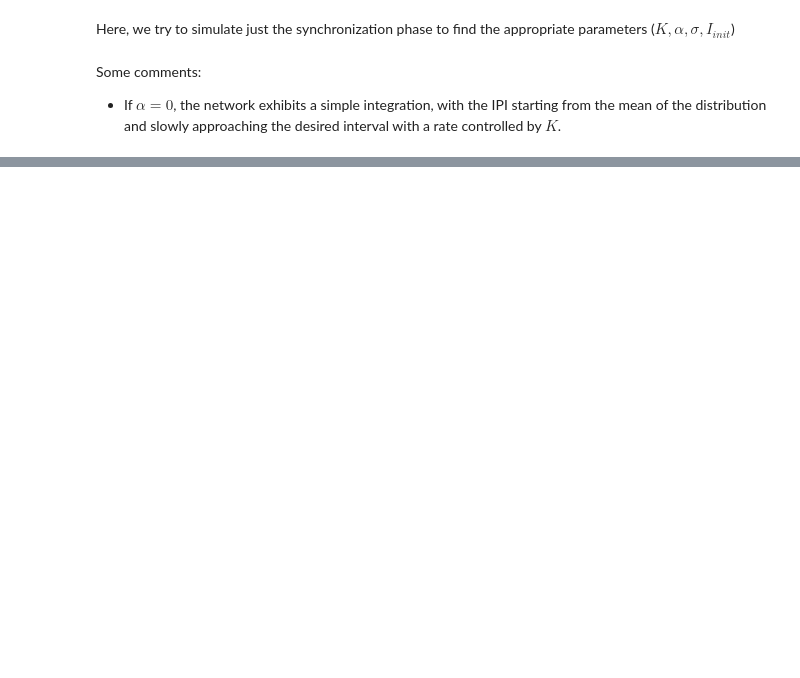
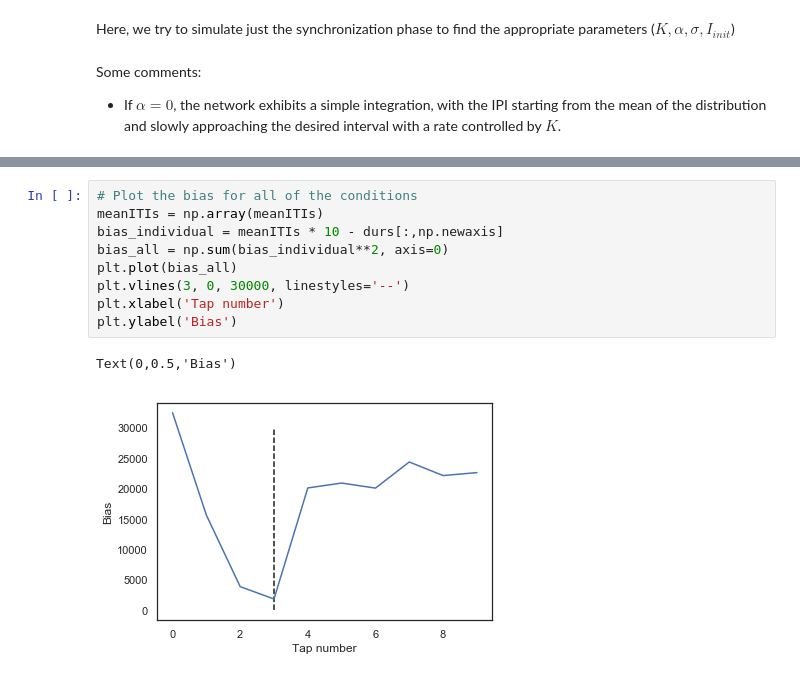
Before and after one commit to jazlab/SE_NL_MJ_2020, a Jupyter notebook: SynchronizationNetwork_noise.ipynb, the cells around one changed output, grey strips where cells are left out. Cells and saved outputs as stored; diff of their text form; blank space fills up the shorter version.

```diff
--- a/SynchronizationNetwork_noise.ipynb
+++ b/SynchronizationNetwork_noise.ipynb
@@ -594,0 +635,12 @@ Text(0,0.5,'IPI (ms)')
+# %%
+# Plot the bias for all of the conditions
+meanITIs = np.array(meanITIs)
+bias_individual = meanITIs * 10 - durs[:,np.newaxis]
+bias_all = np.sum(bias_individual**2, axis=0)
+plt.plot(bias_all)
+plt.vlines(3, 0, 30000, linestyles='--')
+plt.xlabel('Tap number')
+plt.ylabel('Bias')
+# %% [output]
+Text(0,0.5,'Bias')
+[figure, added]
```
Also changed, not shown: parts of 5 cells of this notebook.
